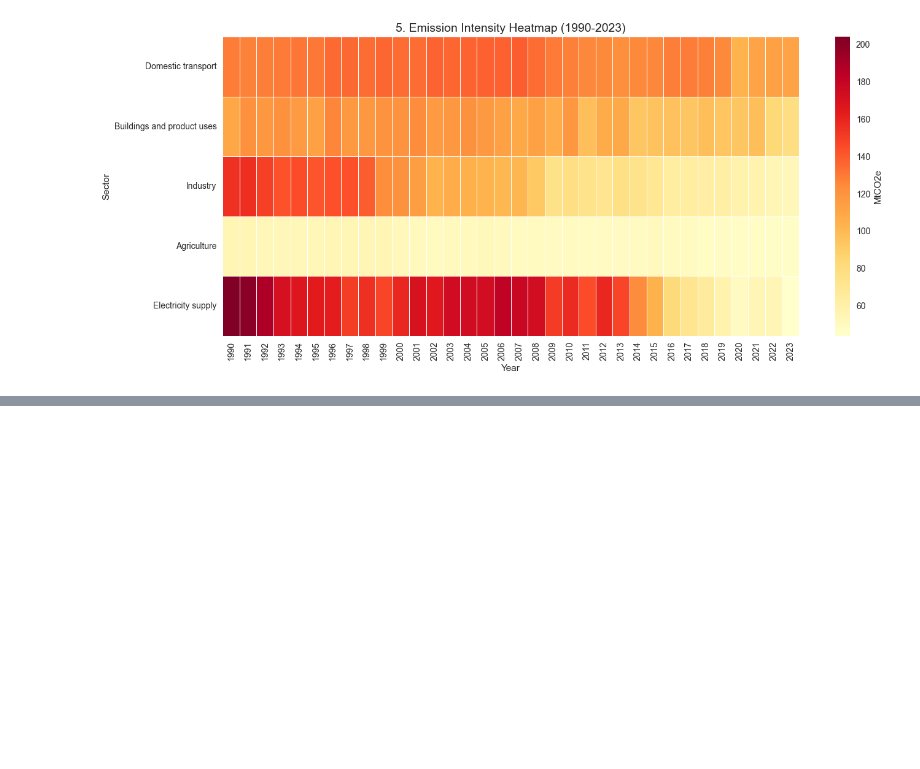
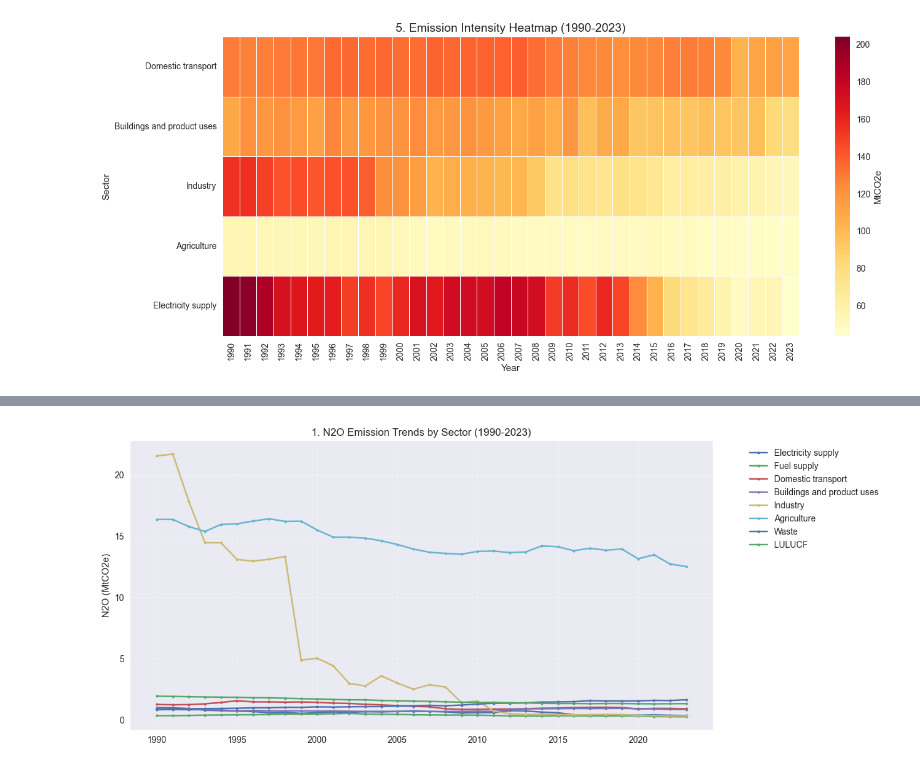
Before and after one commit to Shreyasrs23/UK-Carbon-Emissions-Data-Mining-Project, a Jupyter notebook: Data_Exploration.ipynb, the cells around one changed output, grey strips where cells are left out. Drawn from its saved outputs; the diff is of its cells as text; code cells hidden in the pictures; blank space fills up the shorter version.

```diff
--- a/Data_Exploration.ipynb
+++ b/Data_Exploration.ipynb
@@ -539,0 +767,87 @@ Analyzing 5 sectors from 1990 to 2023...
+# %%
+import pandas as pd
+import matplotlib.pyplot as plt
+import seaborn as sns
+import numpy as np
+
+# ==========================================
+# 1. LOAD & CLEAN TABLE 1.5 (N2O)
+# ==========================================
+file_path = 'final-greenhouse-gas-emissions-tables-2023.xlsx'
+df_n2o = pd.read_excel(file_path, sheet_name='1.5', header=5)
+
+# Clean column names
+df_n2o.columns = [c if isinstance(c, int) else str(c).strip() for c in df_n2o.columns]
+
+# Filter for Main Sectors
+mask = (df_n2o['TES sector'].str.endswith(' total', na=False)) & \
+       (df_n2o['TES sector'] != 'Grand total')
+df_clean = df_n2o[mask].copy()
+
+# Clean Index Names
+df_clean['TES sector'] = df_clean['TES sector'].str.replace(' total', '')
+df_clean.set_index('TES sector', inplace=True)
+
+# Fix Year Columns
+year_cols = [c for c in df_clean.columns if str(c).replace('.', '').isdigit()]
+df_ts = df_clean[year_cols].apply(pd.to_numeric, errors='coerce')
+df_ts.columns = df_ts.columns.astype(int)
+
+print("Nitrous Oxide (N2O) Data Loaded.")
+print(f"Sectors: {df_ts.index.tolist()}")
+
+# ==========================================
+# 2. VISUALIZATIONS FOR TABLE 1.5
+# ==========================================
+start_year, end_year = 1990, 2023
+
+# VIS 1: Trend Line (Comparison)
+plt.figure(figsize=(12, 6))
+for sector in df_ts.index:
+    plt.plot(df_ts.columns, df_ts.loc[sector], marker='o', markersize=3, label=sector)
+
+plt.title(f'1. N2O Emission Trends by Sector ({start_year}-{end_year})')
+plt.ylabel('N2O (MtCO2e)')
+plt.legend(bbox_to_anchor=(1.05, 1), loc='upper left')
+plt.grid(True, alpha=0.3)
+plt.show()
+
+# VIS 2: Snapshot Bar Chart (Current Year)
+plt.figure(figsize=(10, 6))
+# Agriculture is usually the vast majority for N2O
+snapshot = df_ts[end_year].sort_values(ascending=True)
+bars = plt.barh(snapshot.index, snapshot.values, color='#9467bd') # Purple for N2O often used
+plt.title(f'2. Top N2O Emitters in {end_year}')
+plt.xlabel('MtCO2e')
+# Label the bars
+for bar in bars:
+    plt.text(bar.get_width(), bar.get_y() + bar.get_height()/2,
+             f'{bar.get_width():.1f}', va='center', fontsize=9)
+plt.show()
+
+# VIS 3: Heatmap of Intensity
+plt.figure(figsize=(12, 6))
+sns.heatmap(df_ts, cmap="Purples", linewidths=.5, cbar_kws={'label': 'MtCO2e'})
+plt.title('3. N2O Intensity Heatmap (Sector vs Year)')
+plt.show()
+
+# VIS 4: Percentage Share (Donut Chart 2023)
+# Shows how dominant Agriculture is compared to others
+plt.figure(figsize=(8, 8))
+sizes = df_ts[end_year]
+labels = df_ts.index
+# Group small slices into "Other" for cleaner pie
+threshold = 1.0 # MtCO2e
+mask_large = sizes > threshold
+large_slices = sizes[mask_large]
+other_slice = sizes[~mask_large].sum()
+
+plot_data = large_slices.copy()
+if other_slice > 0:
+    plot_data['Other'] = other_slice
+
+plt.pie(plot_data, labels=plot_data.index, autopct='%1.1f%%', startangle=140, pctdistance=0.85)
+plt.title(f'4. Share of N2O Emissions in {end_year}')
+plt.gca().add_artist(plt.Circle((0,0),0.70,fc='white')) # Donut hole
+plt.show()
+# %% [output]
@@ -539,0 +856 @@ Analyzing 5 sectors from 1990 to 2023...
+[figure, added]
```
Also changed, not shown: parts of 5 cells of this notebook, 1 other file.
